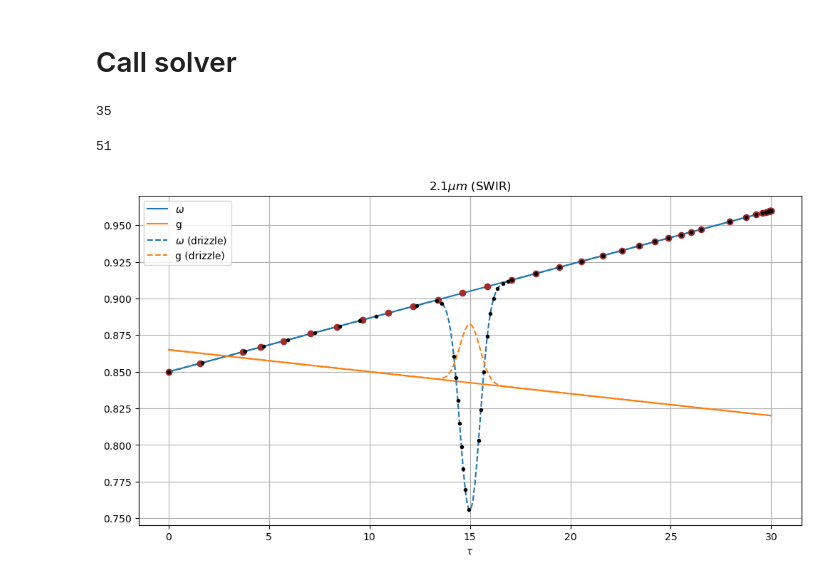
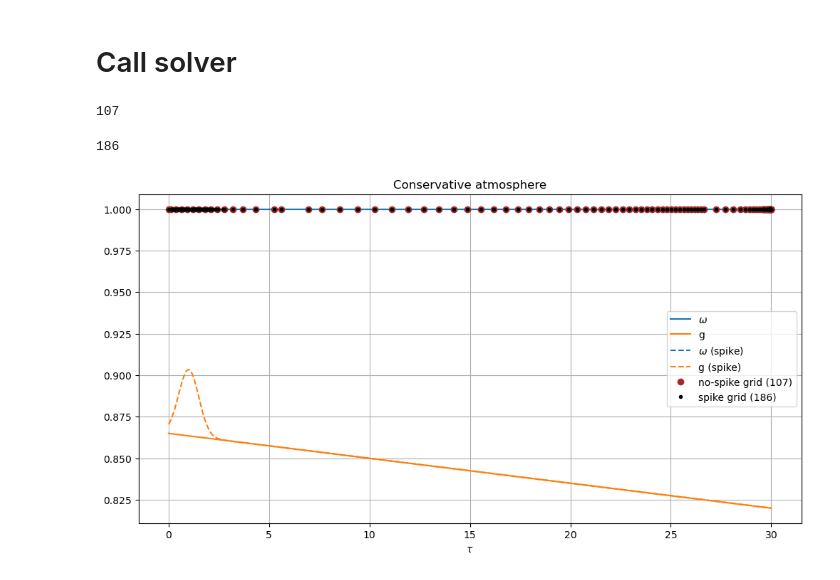
Before and after one commit to dhjx1996/Pythonic-DISORT_inhomogeneous_atmosphere, a Jupyter notebook: adiabatic_cloud_with_drizzle.ipynb, the cells around one changed output. Saved outputs shown, nothing was run; the diff lists cells and outputs as text; code cells hidden in the pictures.

```diff
--- a/adiabatic_cloud_with_drizzle.ipynb
+++ b/adiabatic_cloud_with_drizzle.ipynb
@@ -3,10 +4,10 @@ import jax.numpy as jnp
 import matplotlib.pyplot as plt
 plt_default_colors = plt.rcParams['axes.prop_cycle'].by_key()['color']
 # %%
-# Values for "adiabatic" (not really) profile
+# Conservative atmosphere
 tau_bot   = 30
-omega_top = 0.85
-omega_bot = 0.96
+omega_top = 1.0
+omega_bot = 1.0
 g_top     = 0.865
 g_bot     = 0.820
 # %%
@@ -18,18 +19,14 @@ g_func = lambda tau: (
     g_top + (g_bot - g_top) * (tau / tau_bot)               # background
 )
 
-# --- Spike parameters ---
-tau_spike = 0.5 * tau_bot   # location: 50% down the column
-sigma     = 0.5              # width in tau units — decrease to sharpen
-delta_omega = -0.15          # dip in omega (negative = more absorbing)
-delta_g     =  0.04          # bump in g (positive = more forward scattering)
+# --- Spike parameters (near ToA) ---
+tau_spike = 1.0
+sigma     = 0.5
+delta_g   = 0.04
 
-omega_func_drizzle = lambda tau: (
-    omega_top + (omega_bot - omega_top) * tau / tau_bot
-    + delta_omega * jnp.exp(-0.5 * ((tau - tau_spike) / sigma) ** 2)
-)
+omega_func_spike = lambda tau: omega_func(tau)  # no omega perturbation (conservative)
 
-g_func_drizzle = lambda tau: (
+g_func_spike = lambda tau: (
     g_top + (g_bot - g_top) * tau / tau_bot
     + delta_g * jnp.exp(-0.5 * ((tau - tau_spike) / sigma) ** 2)
 )
@@ -62,37 +59,37 @@ mu0, I0, phi0 = 0.5, 1.0, 0.0
 NQuad = 16
 NLeg = NQuad
 
-Leg_coeffs_func   = lambda tau: g_func(tau) ** jnp.arange(NLeg)
+Leg_coeffs_func = lambda tau: g_func(tau) ** jnp.arange(NLeg)
 _, _, _, _, tau_grid = pydisort_riccati_jax(
     tau_bot, omega_func, Leg_coeffs_func, NQuad, mu0, I0, phi0,
-    tol=5e-3,
+    tol=1e-5,
 )
 
-Leg_coeffs_func_drizzle   = lambda tau: g_func_drizzle(tau) ** jnp.arange(NLeg)
-_, _, _, _, tau_grid_drizzle = pydisort_riccati_jax(
-    tau_bot, omega_func_drizzle, Leg_coeffs_func_drizzle, NQuad, mu0, I0, phi0,
-    tol=5e-3,
+Leg_coeffs_func_spike = lambda tau: g_func_spike(tau) ** jnp.arange(NLeg)
+_, _, _, _, tau_grid_spike = pydisort_riccati_jax(
+    tau_bot, omega_func_spike, Leg_coeffs_func_spike, NQuad, mu0, I0, phi0,
+    tol=1e-5,
 )
 # %%
 len(tau_grid)
 # %% [output]
-35
+107
 # %%
-len(tau_grid_drizzle)
+len(tau_grid_spike)
 # %% [output]
-51
+186
 # %%
 plt.figure(figsize=(12,6))
 plt.plot(tau_plot, omega_func(tau_plot), label=r"$\omega$", color=plt_default_colors[0])
 plt.plot(tau_plot, g_func(tau_plot), label="g", color=plt_default_colors[1])
-plt.plot(tau_plot, omega_func_drizzle(tau_plot), "--", label=r"$\omega$ (drizzle)", color=plt_default_colors[0])
-plt.plot(tau_plot, g_func_drizzle(tau_plot), "--", label="g (drizzle)", color=plt_default_colors[1])
+plt.plot(tau_plot, omega_func_spike(tau_plot), "--", label=r"$\omega$ (spike)", color=plt_default_colors[0])
+plt.plot(tau_plot, g_func_spike(tau_plot), "--", label="g (spike)", color=plt_default_colors[1])
 
-plt.plot(tau_grid, omega_func(tau_grid), "o", color="brown")
-plt.plot(tau_grid_drizzle, omega_func_drizzle(tau_grid_drizzle), ".", color="black")
+plt.plot(tau_grid, omega_func(tau_grid), "o", color="brown", label=f"no-spike grid ({len(tau_grid)})")
+plt.plot(tau_grid_spike, omega_func_spike(tau_grid_spike), ".", color="black", label=f"spike grid ({len(tau_grid_spike)})")
 plt.xlabel(r"$\tau$")
-plt.title(r"$2.1\mu m$ (SWIR)")
+plt.title("Conservative atmosphere")
 plt.legend()
 plt.grid()
 # %% [output]
-[figure, old version]
+[figure, new version]
```
Also changed, not shown: parts of 6 cells of this notebook, 6 other files.
